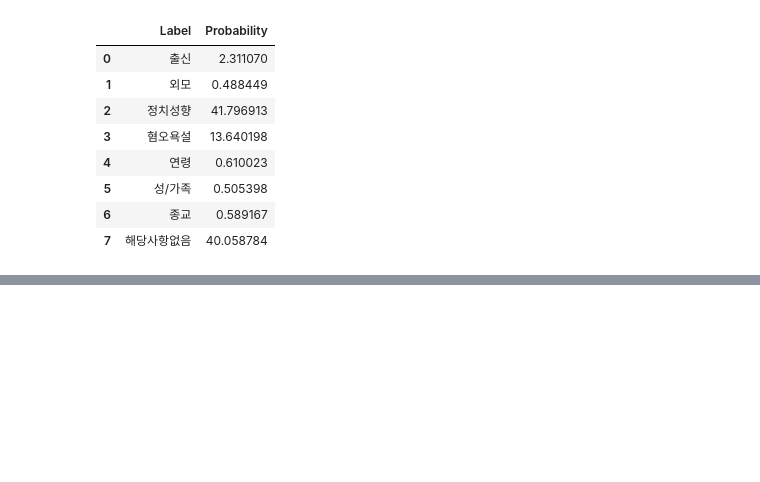
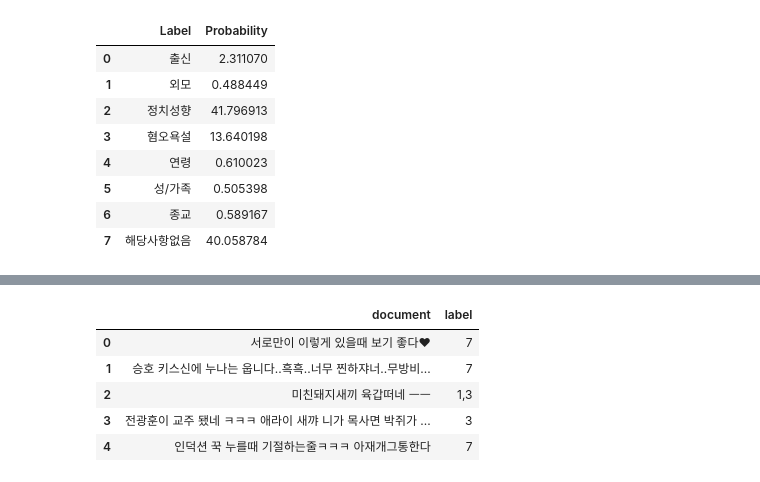
Before and after one commit to lkkaram/korean-frown-sentence-classifier, a Jupyter notebook: data/data_preprocess.ipynb, the cells around one changed output, grey strips where cells are left out. Drawn from its saved outputs; the diff is of its cells as text; code cells hidden in the pictures; blank space fills up the shorter version.

```diff
--- a/data/data_preprocess.ipynb
+++ b/data/data_preprocess.ipynb
@@ -1078,0 +1099,21 @@ result_df
+# %%
+# 인종차별(6) -> 출신차별(0)
+def race2origin(x):
+    if x == '6':
+        return '0'
+
+    labels = x.split(',')
+
+    if '6' in labels:
+        labels[labels.index('6')] = '0'
+        labels = list(set(labels))
+        labels = sorted(labels)
+        labels = ','.join(labels)
+
+        return labels
+
+    return x
+
+print(race2origin('0,1,6,8'))
+print(race2origin('6'))
+print(race2origin('0,1,8'))
@@ -1078,0 +1124,16 @@ result_df
+# %%
+# 종교차별(7), 해당사항없음(8) -> 종교차별(6), 해당사항없음(7)
+def pull_index(x):
+    if '7' in x:
+        x = x.replace('7', '6')
+
+    if '8' in x:
+        x = x.replace('8', '7')
+
+    return x
+
+print(pull_index('7,8'))
+print(pull_index('7'))
+print(pull_index('8'))
+print(pull_index('0,1,7,8'))
+print(pull_index('0,1,8'))
@@ -1078,0 +1146,3 @@ result_df
+# %%
+df['label'] = df.label.apply(race2origin)
+df['label'] = df['label'].apply(pull_index)
@@ -1078,0 +1173,9 @@ result_df
+# %%
+df.head()
+# %% [output]
+|  | document | label |
+| 0 | 서로만이 이렇게 있을때 보기 좋다♥ | 7 |
+| 1 | 승호 키스신에 누나는 웁니다..흑흑..너무 찐하쟈너..무방비... | 7 |
+| 2 | 미친돼지새끼 육갑떠네 ㅡㅡ | 1,3 |
+| 3 | 전광훈이 교주 됐네 ㅋㅋㅋ 애라이 새꺄 니가 목사면 박쥐가 ... | 3 |
+| 4 | 인덕션 꾹 누를때 기절하는줄ㅋㅋㅋ 아재개그통한다 | 7 |
```
Also changed, not shown: parts of 75 cells of this notebook, 10 other files.
